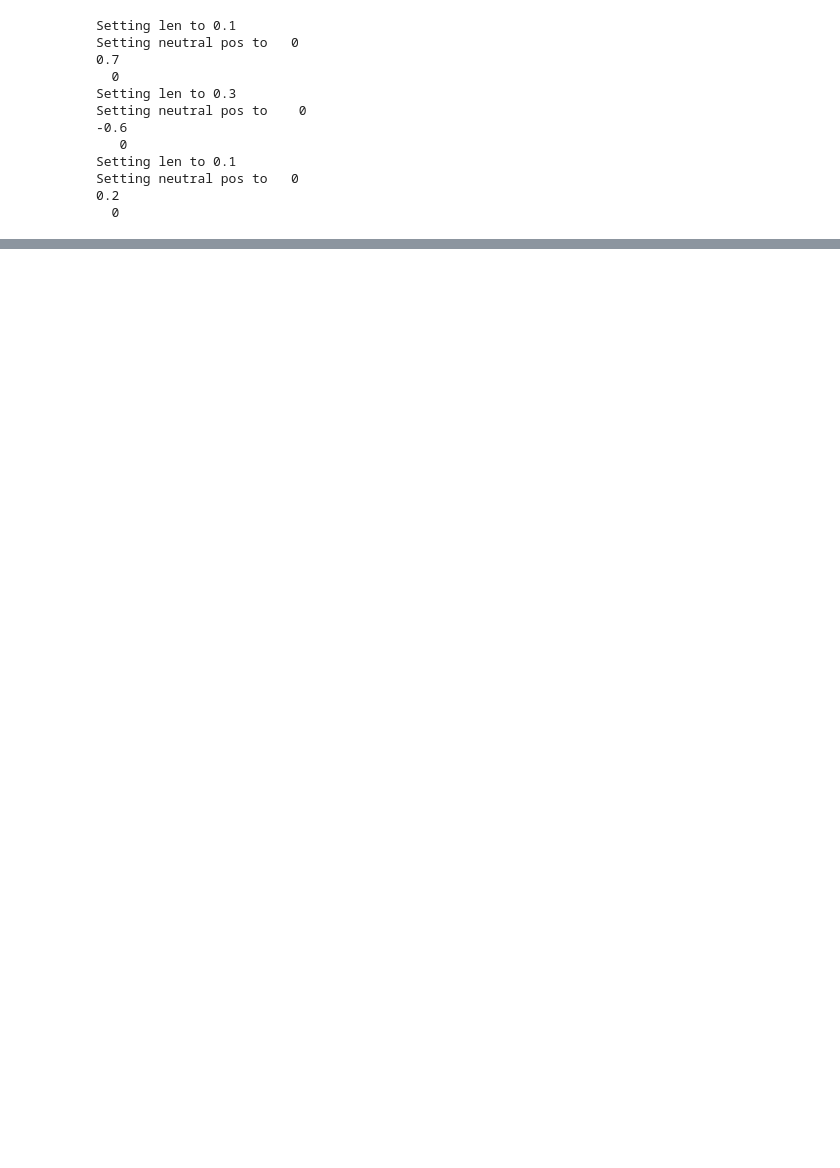
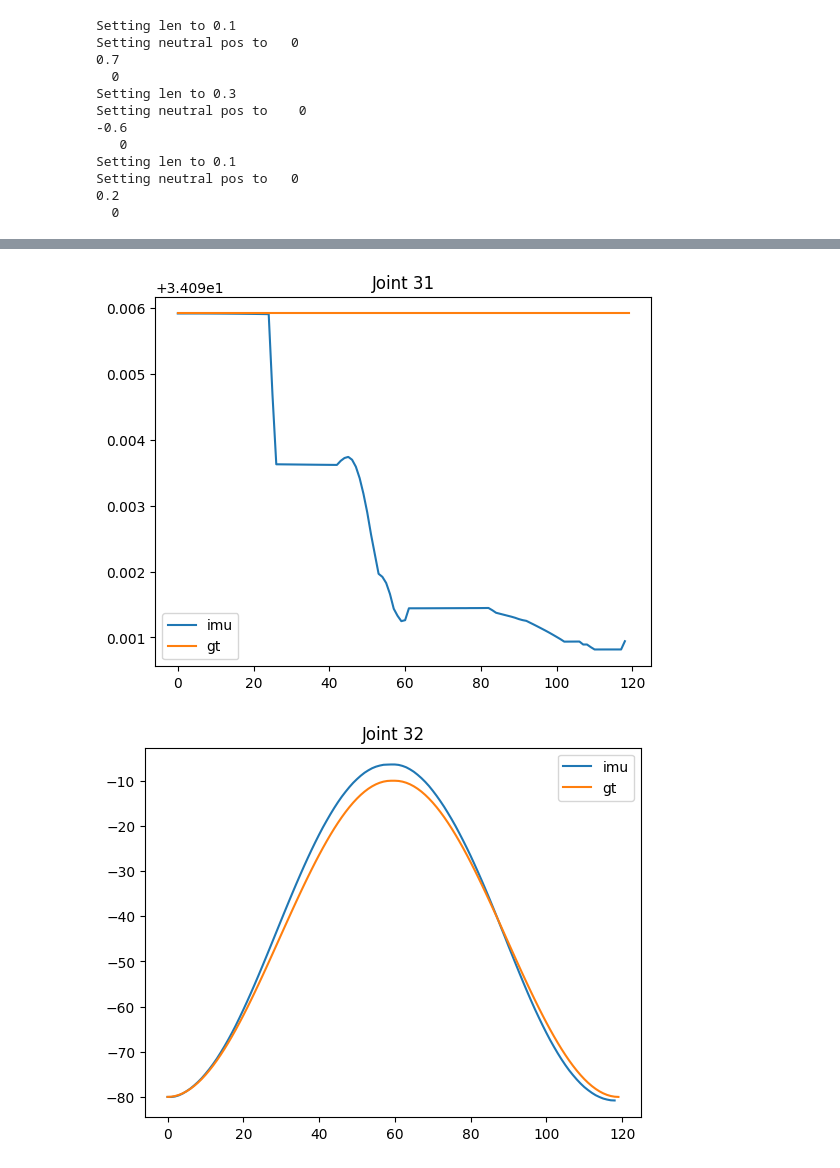
Before and after one commit to PARCO-LAB/COMETH, a Jupyter notebook: test_multiple_IMUs.ipynb, the cells around one changed output, grey strips where cells are left out. Drawn from its saved outputs; the diff is of its cells as text; code cells hidden in the pictures; blank space fills up the shorter version.

```diff
--- a/test_multiple_IMUs.ipynb
+++ b/test_multiple_IMUs.ipynb
@@ -116,0 +675,17 @@ def plot_imu(imu,axis_length=0.1,imu_key='imu'):
+# %%
+# Elbow MAE
+# mae = np.mean(np.abs(np.array(r_elbow_3dpos)-np.array(r_elbow_3dpos_imu)), axis=1)
+# plt.plot(mae)
+# plt.title("MAE Elbow: "+str(np.round(np.mean(mae),2))+" m")
+# plt.show()
+
+# Plot shoulder joint position
+
+plt.plot(np.degrees(qs_imu[:,32]), label = "imu")
+plt.plot(np.degrees(positions[:,32]), label = "gt")
+plt.title("Joint 32")
+plt.legend()
+plt.show()
+# %% [output]
+[figure, added]
+[figure, added]
```
Also changed, not shown: parts of 34 cells of this notebook, 4 other files.
